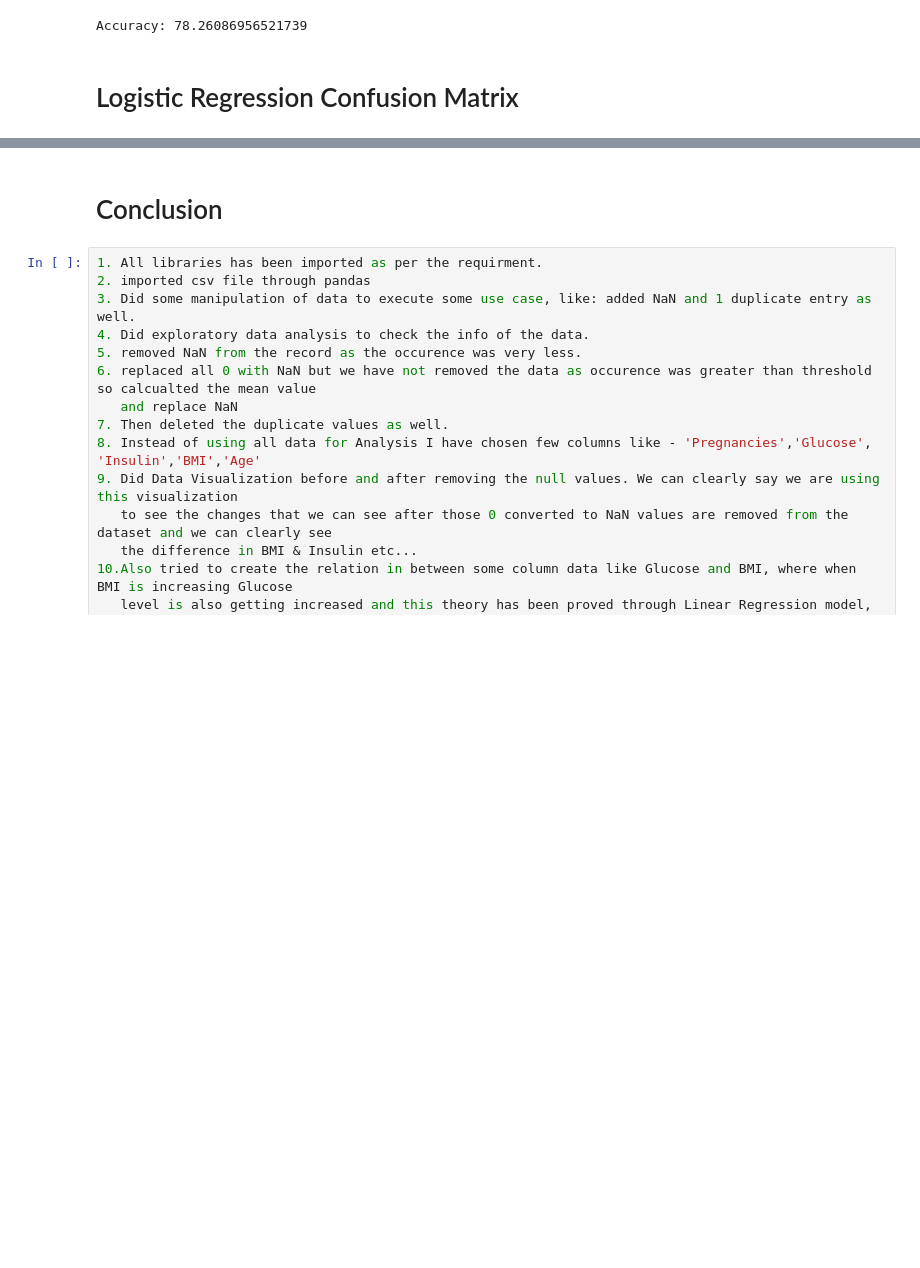
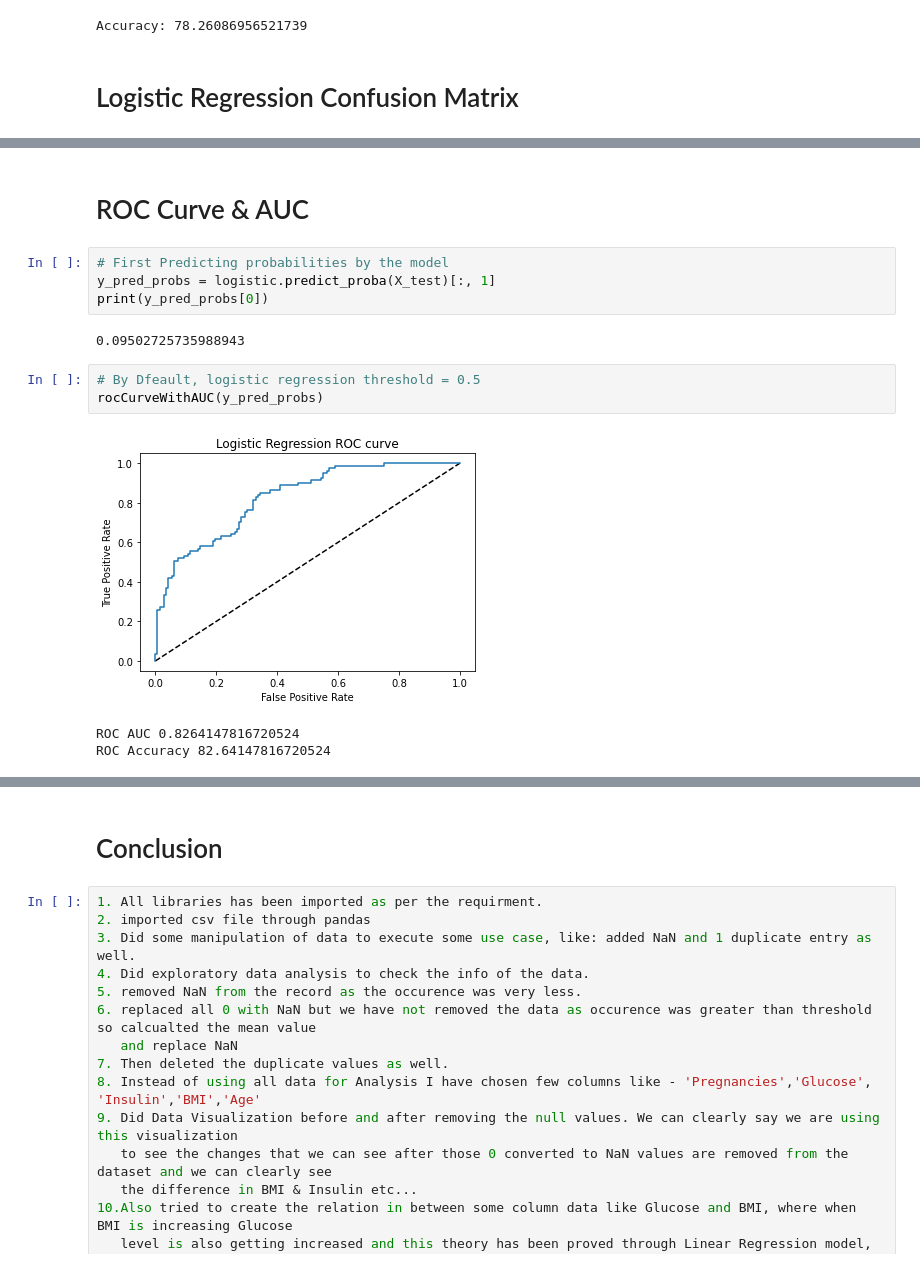
Before and after one commit to GauravRai1512/UCDPA_GauravKumarRai, a Jupyter notebook: Diabetes.ipynb, the cells around one changed output, grey strips where cells are left out. Drawn from its saved outputs; the diff is of its cells as text; blank space fills up the shorter version.

```diff
--- a/Diabetes.ipynb
+++ b/Diabetes.ipynb
@@ -502,0 +536,15 @@ weighted avg       0.58      0.61      0.58       230
+# %% [markdown]
+# ROC Curve & AUC
+# %%
+# First Predicting probabilities by the model
+y_pred_probs = logistic.predict_proba(X_test)[:, 1]
+print(y_pred_probs[0])
+# %% [output]
+0.09502725735988943
+# %%
+# By Dfeault, logistic regression threshold = 0.5
+rocCurveWithAUC(y_pred_probs)
+# %% [output]
+[figure, added]
+ROC AUC 0.8264147816720524
+ROC Accuracy 82.64147816720524
```
Also changed, not shown: parts of 13 cells of this notebook, 1 other file.
